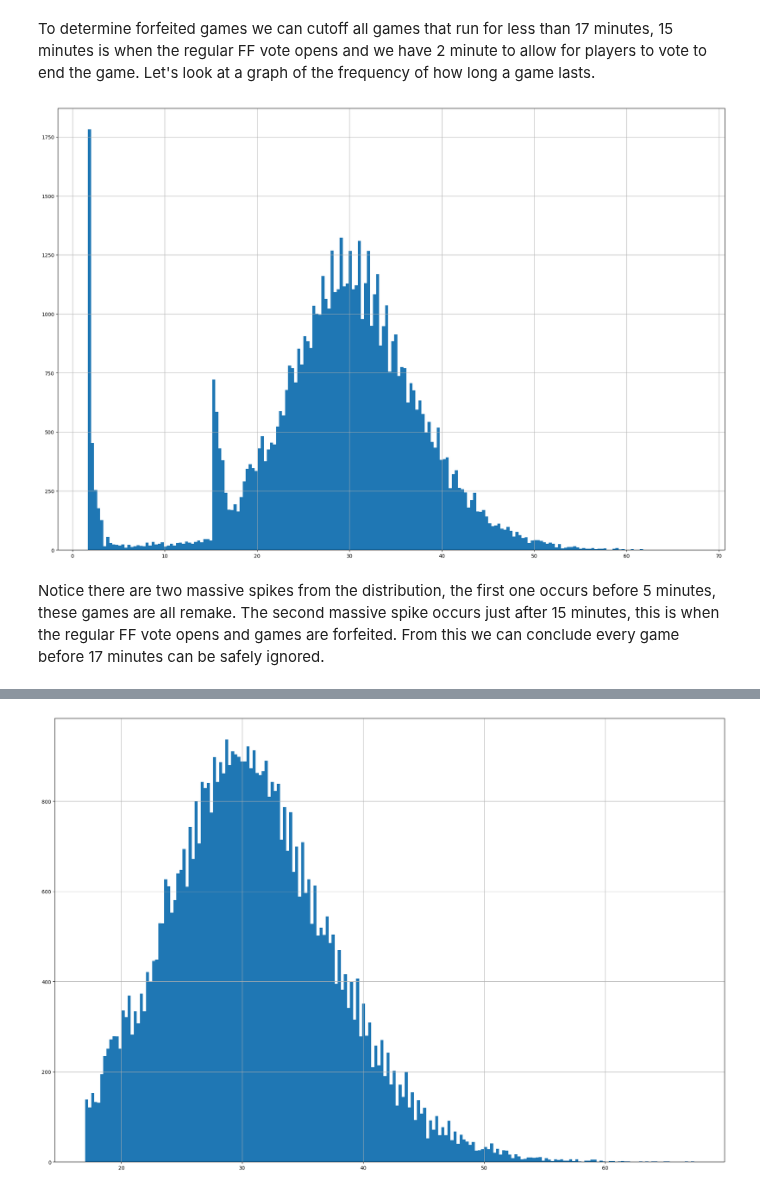
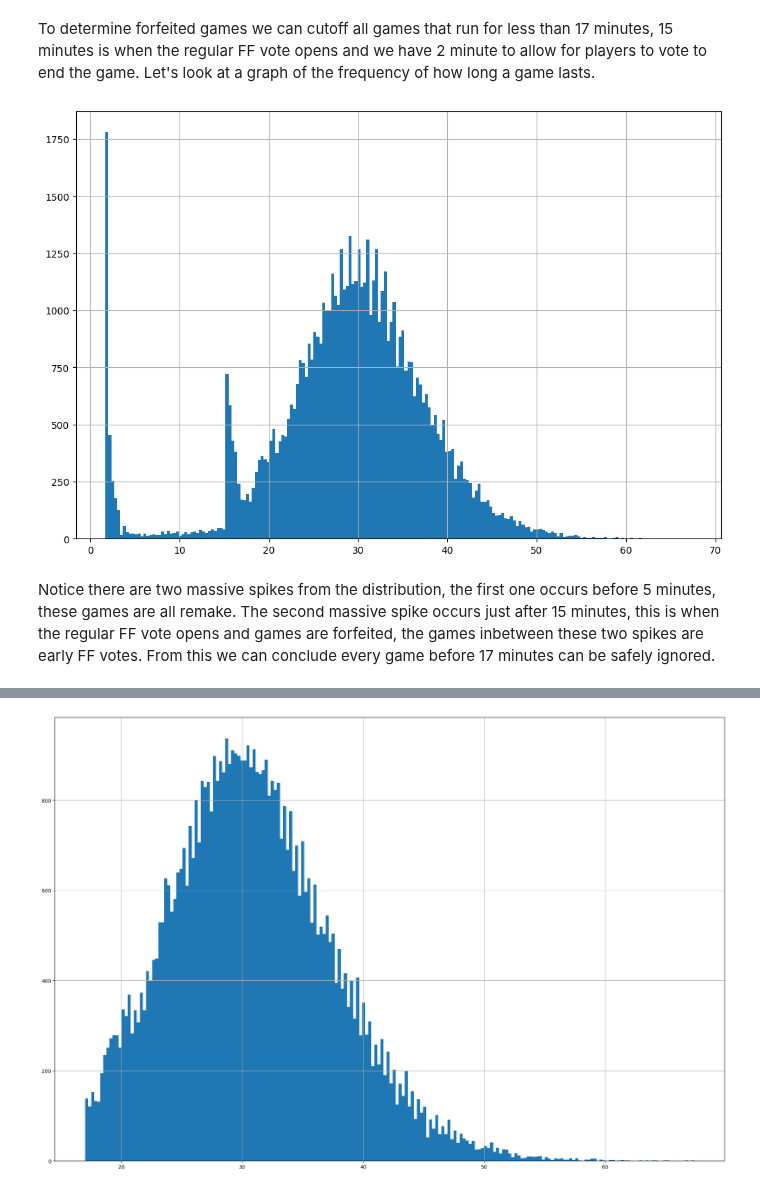
Before and after one commit to t-tony03/EECS3401Final, a Jupyter notebook: final rev2.ipynb, the cells around one changed output, grey strips where cells are left out. Drawn from its saved outputs; the diff is of its cells as text; code cells hidden in the pictures.

```diff
--- a/final rev2.ipynb
+++ b/final rev2.ipynb
@@ -118,16 +113,14 @@ Let's look at a graph of the frequency of how long a game lasts.
 # %%
 # add a column for the game time in minutes (for easier analysis)
 
 gamesAt20['fullTimeMin'] = gamesAt20['fullTimeMS'] / 60000
 
-# remove the time in MS
-gamesAt20.drop(labels=['fullTimeMS'] , axis=1 , inplace=True)
+# show the distribution of the game time
+# this graph is will be the same across all our datasets
 
-# show the distribution of the game time
-
-gamesAt20['fullTimeMin'].hist(bins = 200 , figsize=(24 , 16))
+gamesAt20['fullTimeMin'].hist(bins = 200 , figsize=(12 , 8))
 plt.show()
 # %% [output]
-[figure, old version]
+[figure, new version]
 # %% [markdown]
-Notice there are two massive spikes from the distribution, the first one occurs before 5 minutes, these games are all remake. The second massive spike occurs just after 15 minutes, this is when the regular FF vote opens and games are forfeited. From this we can conclude every game before 17 minutes can be safely ignored.
+Notice there are two massive spikes from the distribution, the first one occurs before 5 minutes, these games are all remake. The second massive spike occurs just after 15 minutes, this is when the regular FF vote opens and games are forfeited, the games inbetween these two spikes are early FF votes. From this we can conclude every game before 17 minutes can be safely ignored.
```
Also changed, not shown: parts of 72 cells of this notebook.
